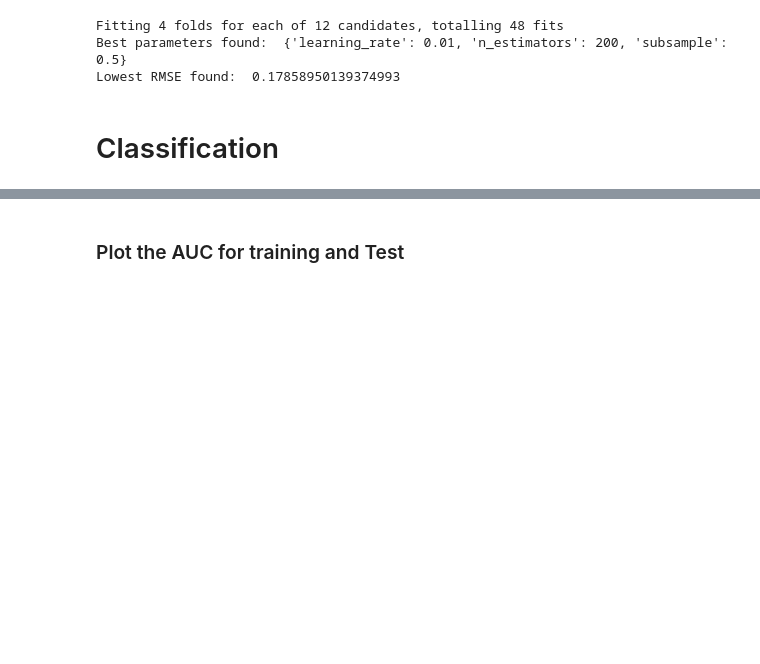
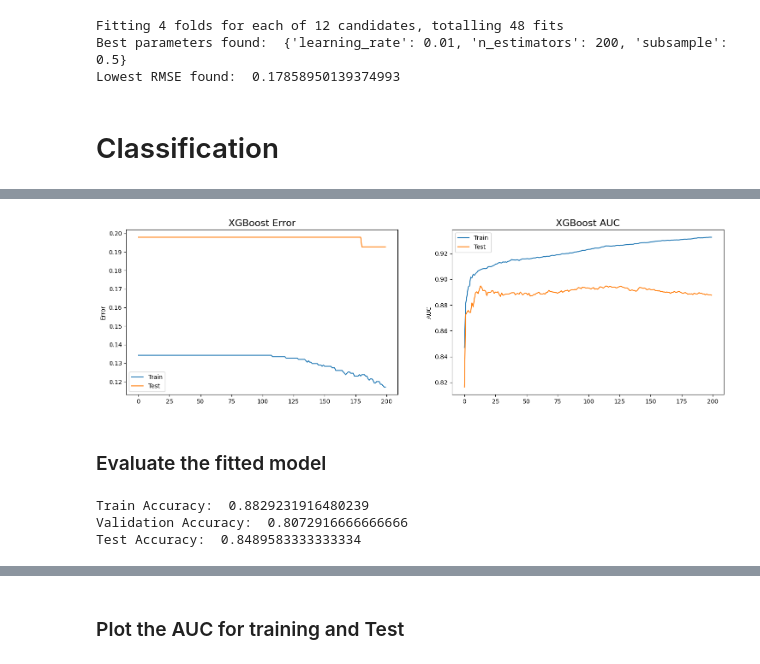
Before and after one commit to DanHerman212/precision_medicine, a Jupyter notebook: code/4_data_modeling.ipynb, the cells around one changed output, grey strips where cells are left out. Saved outputs shown, nothing was run; the diff lists cells and outputs as text; code cells hidden in the pictures; blank space fills up the shorter version.

```diff
--- a/code/4_data_modeling.ipynb
+++ b/code/4_data_modeling.ipynb
@@ -387,0 +397,5 @@ Highest ROC AUC found:  0.8750925364843709
+# %%
+# refit the model with the best params
+best_params = grid_auc.best_params_
+best_gbm = xgb.XGBClassifier(**best_params)
+best_gbm.fit(X_train, y_train, eval_set=[(X_train,y_train),(X_val, y_val)], eval_metric=['auc','error'], verbose=False)
@@ -387,0 +414,43 @@ Highest ROC AUC found:  0.8750925364843709
+# %%
+# retrieve performance metrics
+results = best_gbm.evals_result()
+epochs = len(results['validation_0']['auc'])
+x_axis = range(0, epochs)
+
+# plot log loss and classification error
+fig, axs = plt.subplots(ncols=2, figsize=(18, 5))
+
+# plot log loss
+axs[0].plot(x_axis, results['validation_0']['error'], label='Train')
+axs[0].plot(x_axis, results['validation_1']['error'], label='Test')
+axs[0].legend()
+axs[0].set_ylabel('Error')
+axs[0].set_title('XGBoost Error', fontsize=16)
+
+# plot classification error
+axs[1].plot(x_axis, results['validation_0']['auc'], label='Train')
+axs[1].plot(x_axis, results['validation_1']['auc'], label='Test')
+axs[1].legend()
+axs[1].set_ylabel('AUC')
+axs[1].set_title('XGBoost AUC', fontsize=16)
+
+plt.show()
+# %% [output]
+[figure, added]
+# %% [markdown]
+### Evaluate the fitted model
+# %%
+# Print the classification report
+from sklearn.metrics import classification_report, accuracy_score
+y_pred_train = best_gbm.predict(X_train)
+y_pred_val = best_gbm.predict(X_val)
+y_pred_test = best_gbm.predict(X_test)
+
+# print accuracy for train, val and test
+print("Train Accuracy: ", accuracy_score(y_train, y_pred_train))
+print("Validation Accuracy: ", accuracy_score(y_val, y_pred_val))
+print("Test Accuracy: ", accuracy_score(y_test, y_pred_test))
+# %% [output]
+Train Accuracy:  0.8829231916480239
+Validation Accuracy:  0.8072916666666666
+Test Accuracy:  0.8489583333333334
```
Also changed, not shown: parts of 6 cells of this notebook.
